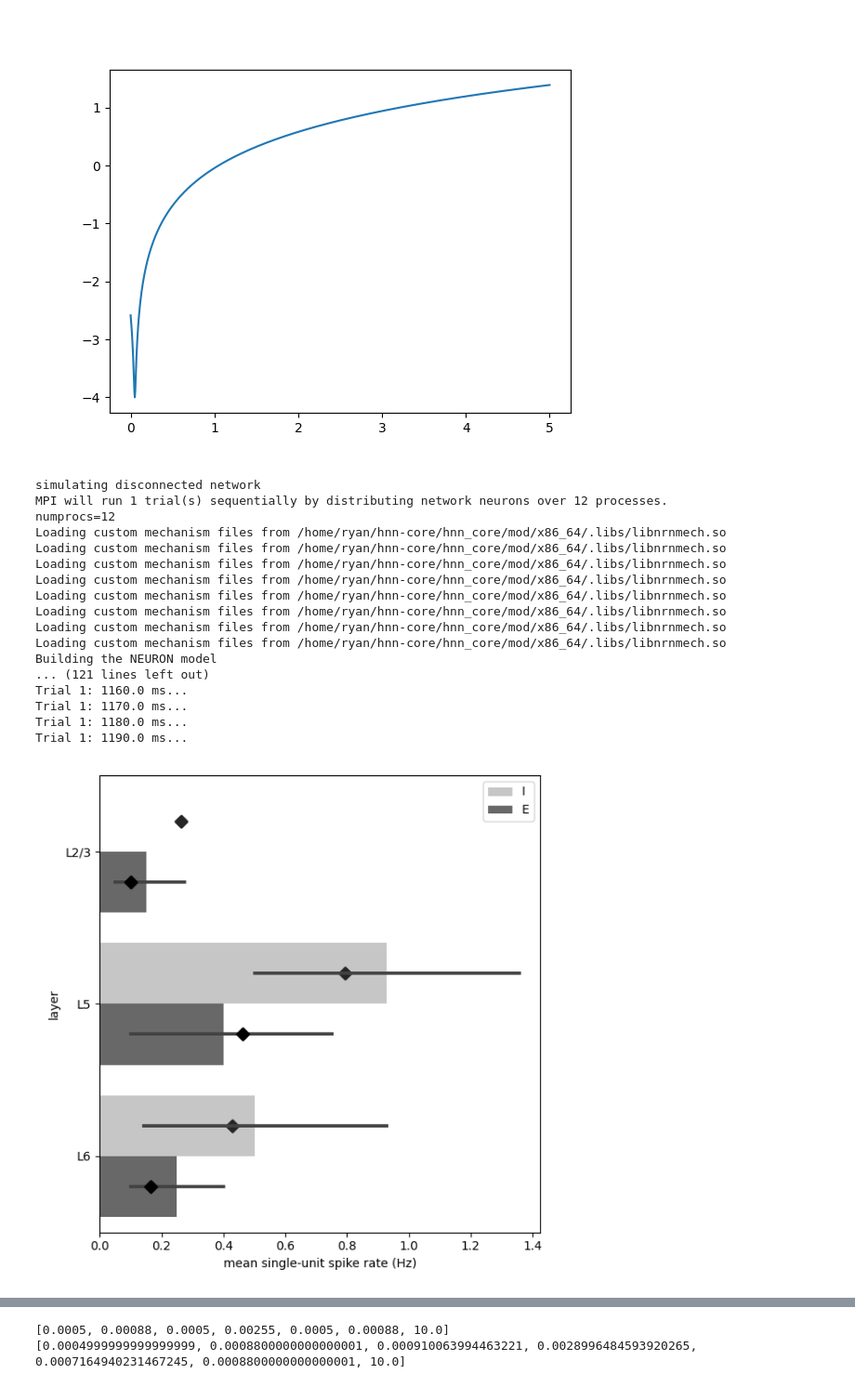
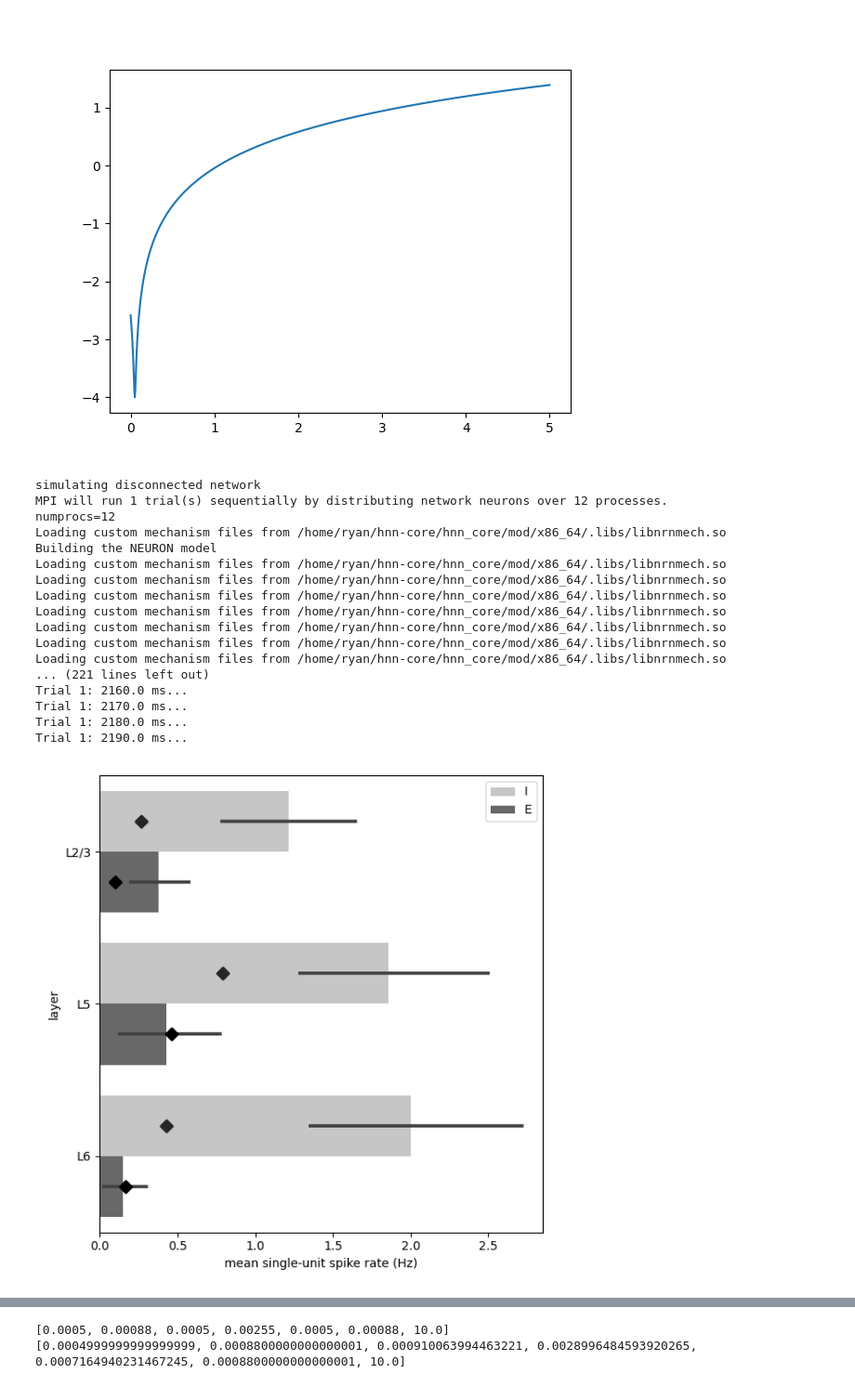
Before and after one commit to rythorpe/hnn-core, a Jupyter notebook: rs_dd_project/opt_baseline_drive.ipynb, the cells around one changed output, grey strips where cells are left out. Shown at 93% size. Saved outputs shown, nothing was run; the diff lists cells and outputs as text; code cells hidden in the pictures.

```diff
--- a/rs_dd_project/opt_baseline_drive.ipynb
+++ b/rs_dd_project/opt_baseline_drive.ipynb
@@ -237,39 +237,48 @@ ax.plot(x, np.log10(1e-4 + (x - targ)**2))
 # %%
 poiss_params = [4.999999999999999020e-04,
                 8.800000000000001397e-04,
                 9.100639944632209904e-04,
                 2.899648459392026485e-03,
                 7.164940231467244744e-04,
                 8.800000000000001397e-04,
-                poiss_rate_0]
+                poiss_rate_0]  # opt 1st try
 
-net, dpls = simulate_network(net_original.copy(), 1200, 200,
+poiss_params = [6.952581869156250439e-04,
+                8.800000000000001397e-04,
+                6.931044847165893997e-04,
+                2.549999999999998882e-03,
+                6.624029871571344421e-04,
+                8.800000000000001397e-04,
+                poiss_rate_0]  # opt 2nd try
+
+
+net, dpls = simulate_network(net_original.copy(), 2200, 200,
                              poiss_params=poiss_params, clear_conn=True,
                              n_procs=n_procs)
 
 fig_net_response = plot_net_response(dpls, net, sim_time)
 plt.tight_layout()
 
 fig_sr_profiles = plot_spiking_profiles(net, sim_time, burn_in_time,
                                         target_spike_rates=target_sr_unconn)
 plt.tight_layout()
 plt.show()
 # %% [output]
 simulating disconnected network
 MPI will run 1 trial(s) sequentially by distributing network neurons over 12 processes.
 numprocs=12
+Loading custom mechanism files from /home/ryan/hnn-core/hnn_core/mod/x86_64/.libs/libnrnmech.so
+Building the NEURON model
 Loading custom mechanism files from /home/ryan/hnn-core/hnn_core/mod/x86_64/.libs/libnrnmech.so
 Loading custom mechanism files from /home/ryan/hnn-core/hnn_core/mod/x86_64/.libs/libnrnmech.so
 Loading custom mechanism files from /home/ryan/hnn-core/hnn_core/mod/x86_64/.libs/libnrnmech.so
 Loading custom mechanism files from /home/ryan/hnn-core/hnn_core/mod/x86_64/.libs/libnrnmech.so
 Loading custom mechanism files from /home/ryan/hnn-core/hnn_core/mod/x86_64/.libs/libnrnmech.so
 Loading custom mechanism files from /home/ryan/hnn-core/hnn_core/mod/x86_64/.libs/libnrnmech.so
 Loading custom mechanism files from /home/ryan/hnn-core/hnn_core/mod/x86_64/.libs/libnrnmech.so
-Loading custom mechanism files from /home/ryan/hnn-core/hnn_core/mod/x86_64/.libs/libnrnmech.so
-Building the NEURON model
-... (121 lines left out)
-Trial 1: 1160.0 ms...
-Trial 1: 1170.0 ms...
-Trial 1: 1180.0 ms...
-Trial 1: 1190.0 ms...
+... (221 lines left out)
+Trial 1: 2160.0 ms...
+Trial 1: 2170.0 ms...
+Trial 1: 2180.0 ms...
+Trial 1: 2190.0 ms...
-[figure, old version]
+[figure, new version]
```
Also changed, not shown: parts of 1 cell of this notebook, 1 other file.
